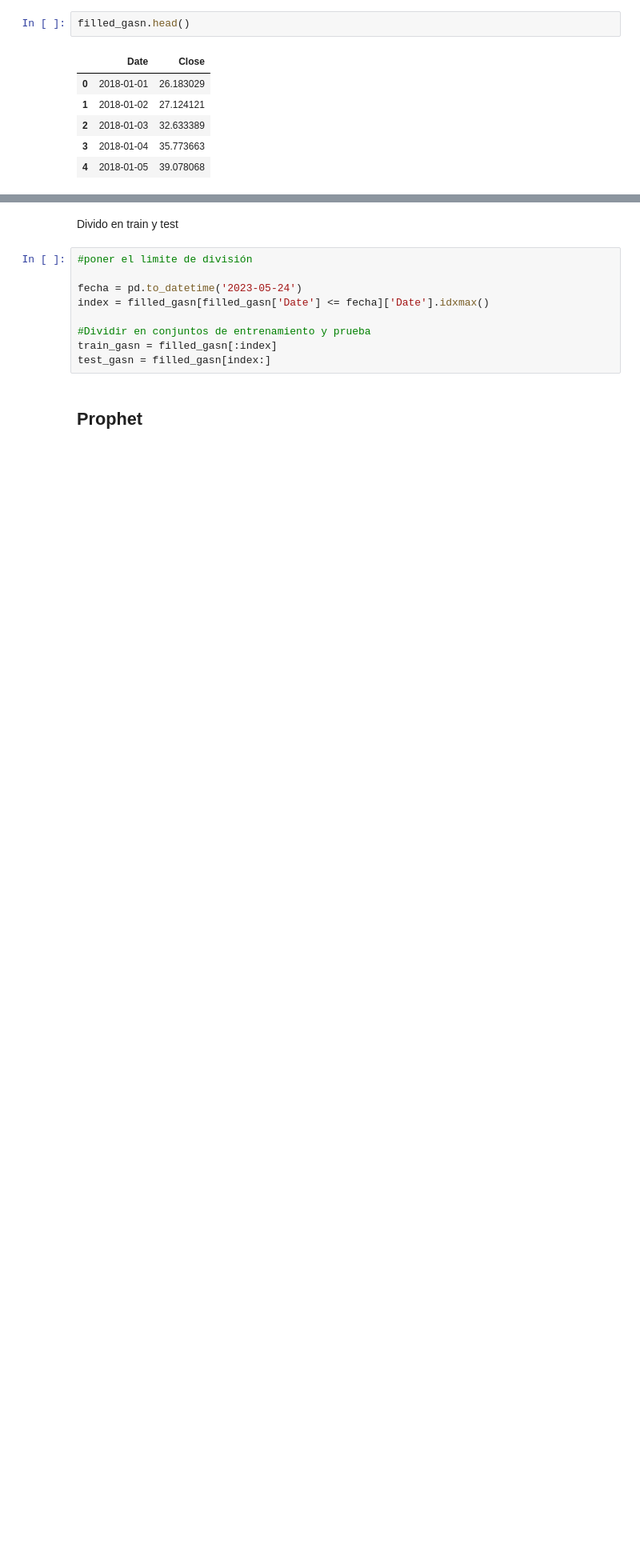
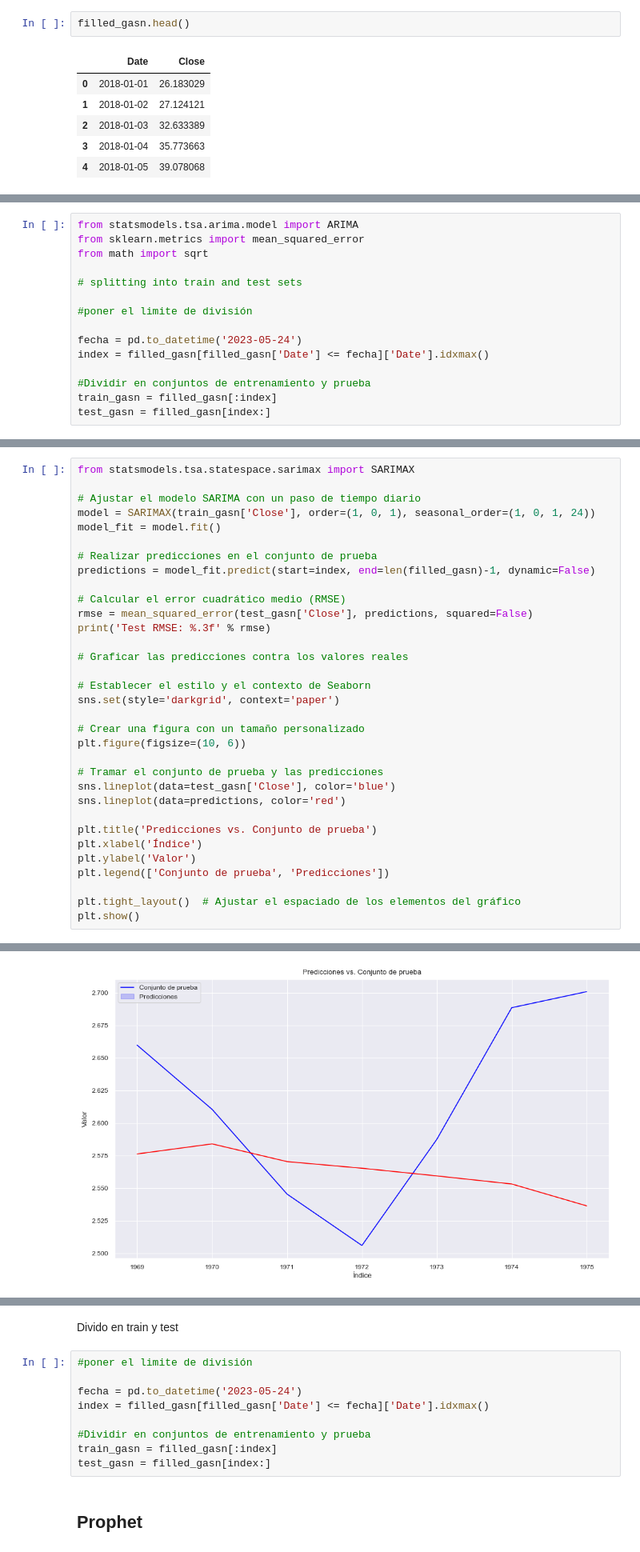
Before and after one commit to carolinariveraa/proyecto_final, a Jupyter notebook: timeseries2.ipynb, the cells around one changed output, grey strips where cells are left out. Shown at 80% size. Drawn from its saved outputs; the diff is of its cells as text; blank space fills up the shorter version.

```diff
--- a/timeseries2.ipynb
+++ b/timeseries2.ipynb
@@ -99,0 +84,15 @@ Plotiando
+# %%
+from statsmodels.tsa.arima.model import ARIMA
+from sklearn.metrics import mean_squared_error
+from math import sqrt
+
+# splitting into train and test sets
+
+#poner el limite de división
+
+fecha = pd.to_datetime('2023-05-24')
+index = filled_gasn[filled_gasn['Date'] <= fecha]['Date'].idxmax()
+
+#Dividir en conjuntos de entrenamiento y prueba
+train_gasn = filled_gasn[:index]
+test_gasn = filled_gasn[index:]
@@ -99,0 +101,34 @@ Plotiando
+# %%
+from statsmodels.tsa.statespace.sarimax import SARIMAX
+
+# Ajustar el modelo SARIMA con un paso de tiempo diario
+model = SARIMAX(train_gasn['Close'], order=(1, 0, 1), seasonal_order=(1, 0, 1, 24))
+model_fit = model.fit()
+
+# Realizar predicciones en el conjunto de prueba
+predictions = model_fit.predict(start=index, end=len(filled_gasn)-1, dynamic=False)
+
+# Calcular el error cuadrático medio (RMSE)
+rmse = mean_squared_error(test_gasn['Close'], predictions, squared=False)
+print('Test RMSE: %.3f' % rmse)
+
+# Graficar las predicciones contra los valores reales
+
+# Establecer el estilo y el contexto de Seaborn
+sns.set(style='darkgrid', context='paper')
+
+# Crear una figura con un tamaño personalizado
+plt.figure(figsize=(10, 6))
+
+# Tramar el conjunto de prueba y las predicciones
+sns.lineplot(data=test_gasn['Close'], color='blue')
+sns.lineplot(data=predictions, color='red')
+
+plt.title('Predicciones vs. Conjunto de prueba')
+plt.xlabel('Índice')
+plt.ylabel('Valor')
+plt.legend(['Conjunto de prueba', 'Predicciones'])
+
+plt.tight_layout()  # Ajustar el espaciado de los elementos del gráfico
+plt.show()
+# %% [output]
@@ -99,0 +136 @@ Plotiando
+[figure, added]
```
Also changed, not shown: parts of 37 cells of this notebook.
